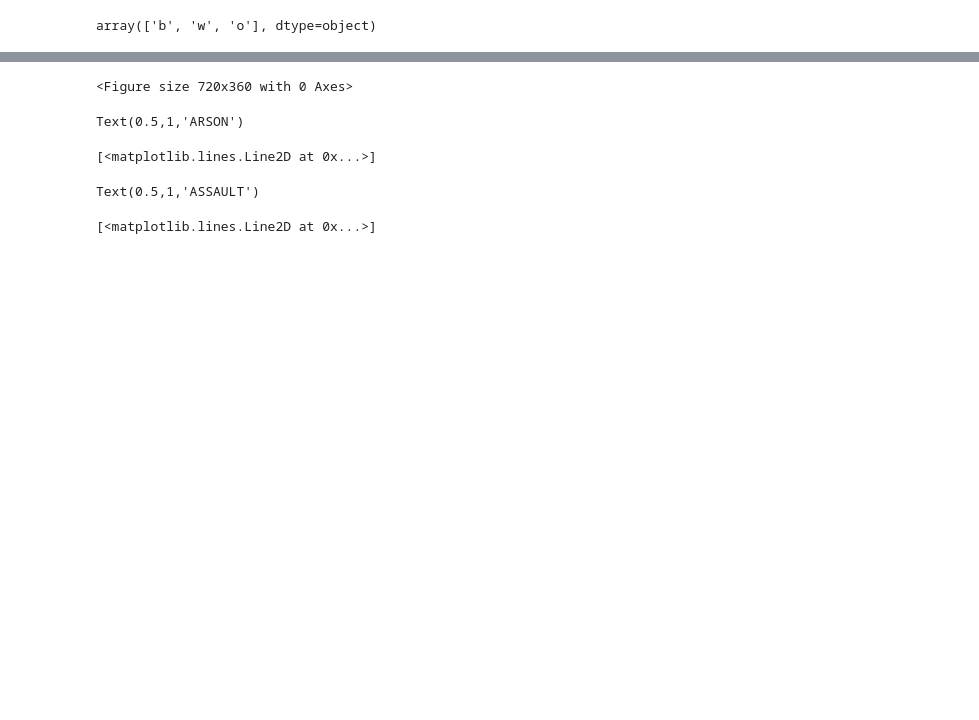
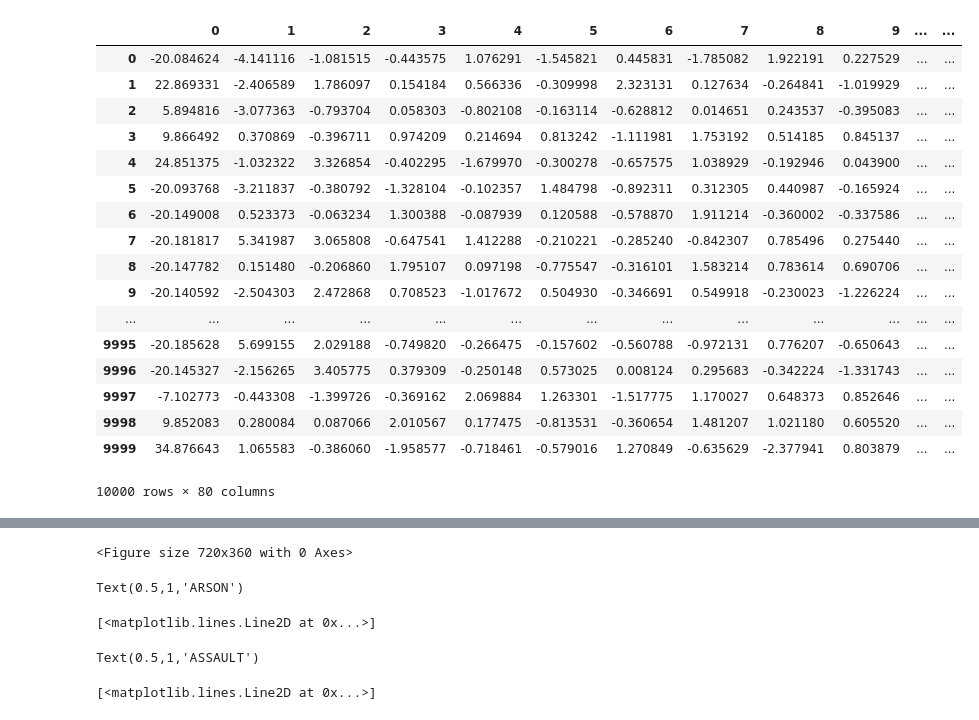
Before and after one commit to tanishq1g/San_Francisco_Crime_Classification__kaggle, a Jupyter notebook: main.ipynb, the cells around one changed output, grey strips where cells are left out. Saved outputs shown, nothing was run; the diff lists cells and outputs as text; code cells hidden in the pictures; blank space fills up the shorter version.

```diff
--- a/main.ipynb
+++ b/main.ipynb
@@ -82,4 +62,0 @@ feat.features
-# %%
-data.train = feat.onehot(data.train, ['DayOfWeek', 'Year', 'Hour', 'PdDistrict'])
-# %%
-feat.add_seasons(data.train)
@@ -131,4 +63,27 @@ data.train
-# %%
-data.train.bc_wc_oc.unique()
-# %% [output]
-array(['b', 'w', 'o'], dtype=object)
+# %%
+new_data_train = feat.apply_PCA(data.train[feat.features], n_components = 80)
+new_data_test = feat.apply_PCA(data.test[feat.features], n_components = 80)
+# %%
+new_data_train = pd.DataFrame(data = new_data_train)
+new_data_test = pd.DataFrame(data = new_data_test)
+# %%
+new_data_test
+# %% [output]
+|  | 0 | 1 | 2 | 3 | 4 | 5 | 6 | 7 | 8 | 9 | ... | ... |
+| 0 | -20.084624 | -4.141116 | -1.081515 | -0.443575 | 1.076291 | -1.545821 | 0.445831 | -1.785082 | 1.922191 | 0.227529 | ... | ... |
+| 1 | 22.869331 | -2.406589 | 1.786097 | 0.154184 | 0.566336 | -0.309998 | 2.323131 | 0.127634 | -0.264841 | -1.019929 | ... | ... |
+| 2 | 5.894816 | -3.077363 | -0.793704 | 0.058303 | -0.802108 | -0.163114 | -0.628812 | 0.014651 | 0.243537 | -0.395083 | ... | ... |
+| 3 | 9.866492 | 0.370869 | -0.396711 | 0.974209 | 0.214694 | 0.813242 | -1.111981 | 1.753192 | 0.514185 | 0.845137 | ... | ... |
+| 4 | 24.851375 | -1.032322 | 3.326854 | -0.402295 | -1.679970 | -0.300278 | -0.657575 | 1.038929 | -0.192946 | 0.043900 | ... | ... |
+| 5 | -20.093768 | -3.211837 | -0.380792 | -1.328104 | -0.102357 | 1.484798 | -0.892311 | 0.312305 | 0.440987 | -0.165924 | ... | ... |
+| 6 | -20.149008 | 0.523373 | -0.063234 | 1.300388 | -0.087939 | 0.120588 | -0.578870 | 1.911214 | -0.360002 | -0.337586 | ... | ... |
+| 7 | -20.181817 | 5.341987 | 3.065808 | -0.647541 | 1.412288 | -0.210221 | -0.285240 | -0.842307 | 0.785496 | 0.275440 | ... | ... |
+| 8 | -20.147782 | 0.151480 | -0.206860 | 1.795107 | 0.097198 | -0.775547 | -0.316101 | 1.583214 | 0.783614 | 0.690706 | ... | ... |
+| 9 | -20.140592 | -2.504303 | 2.472868 | 0.708523 | -1.017672 | 0.504930 | -0.346691 | 0.549918 | -0.230023 | -1.226224 | ... | ... |
+| ... | ... | ... | ... | ... | ... | ... | ... | ... | ... | ... | ... | ... |
+| 9995 | -20.185628 | 5.699155 | 2.029188 | -0.749820 | -0.266475 | -0.157602 | -0.560788 | -0.972131 | 0.776207 | -0.650643 | ... | ... |
+| 9996 | -20.145327 | -2.156265 | 3.405775 | 0.379309 | -0.250148 | 0.573025 | 0.008124 | 0.295683 | -0.342224 | -1.331743 | ... | ... |
+| 9997 | -7.102773 | -0.443308 | -1.399726 | -0.369162 | 2.069884 | 1.263301 | -1.517775 | 1.170027 | 0.648373 | 0.852646 | ... | ... |
+| 9998 | 9.852083 | 0.280084 | 0.087066 | 2.010567 | 0.177475 | -0.813531 | -0.360654 | 1.481207 | 1.021180 | 0.605520 | ... | ... |
+| 9999 | 34.876643 | 1.065583 | -0.386060 | -1.958577 | -0.718461 | -0.579016 | 1.270849 | -0.635629 | -2.377941 | 0.803879 | ... | ... |
+10000 rows × 80 columns
```
Also changed, not shown: parts of 13 cells of this notebook, 4 other files.
